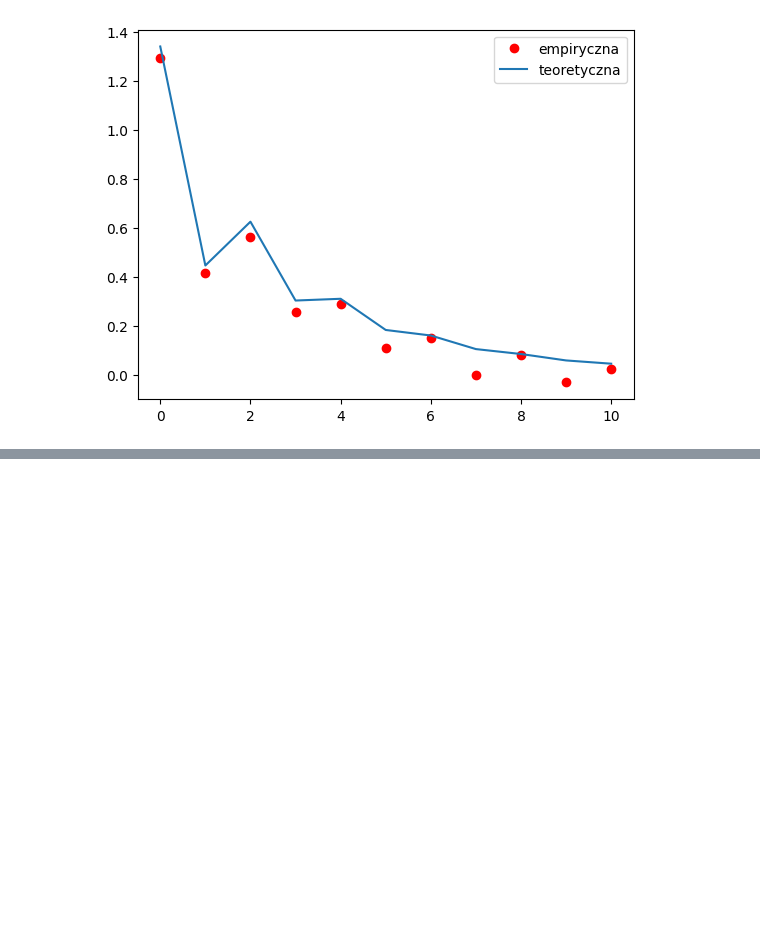
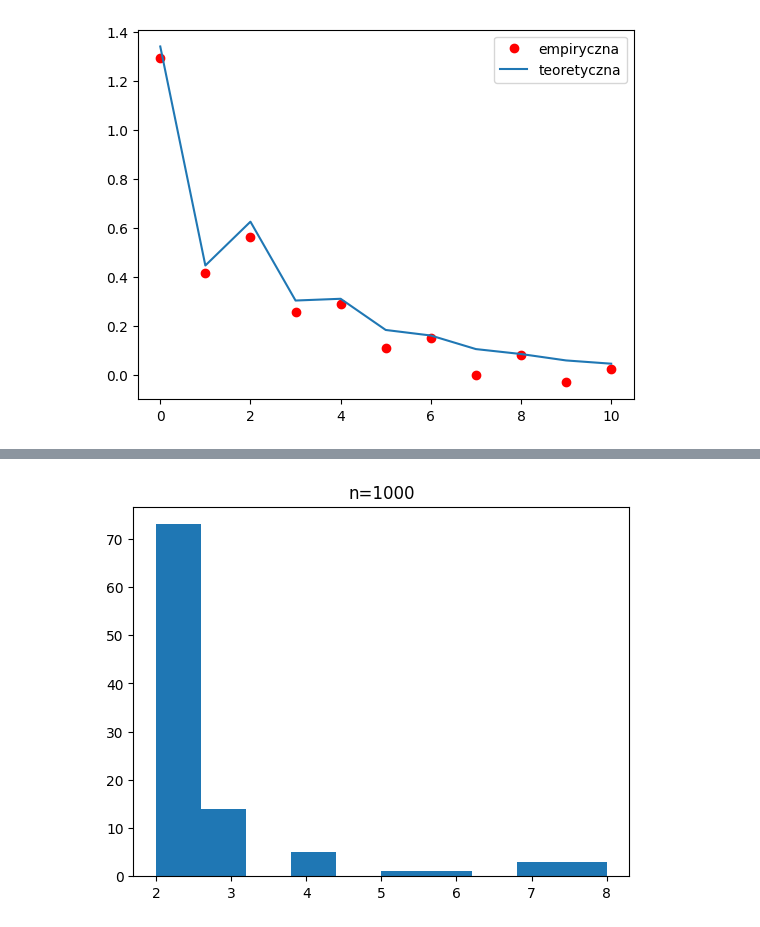
Before and after one commit to rafglo/Computer-Analysis-of-Time-Series, a Jupyter notebook: lista7.ipynb, the cells around one changed output, grey strips where cells are left out. Saved outputs shown, nothing was run; the diff lists cells and outputs as text; code cells hidden in the pictures; blank space fills up the shorter version.

```diff
--- a/lista7.ipynb
+++ b/lista7.ipynb
@@ -165,0 +208,6 @@ plt.show()
+# %%
+plt.hist(p_crits_n[3])
+plt.title("n=1000")
+plt.show()
+# %% [output]
+[figure, added]
```
Also changed, not shown: parts of 6 cells of this notebook, 1 other file.
